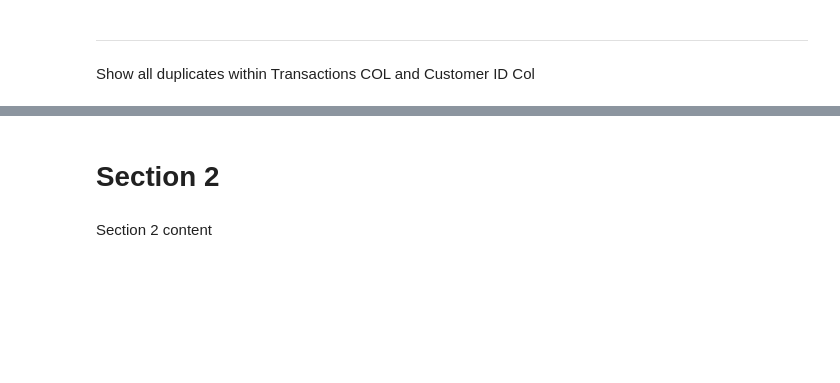
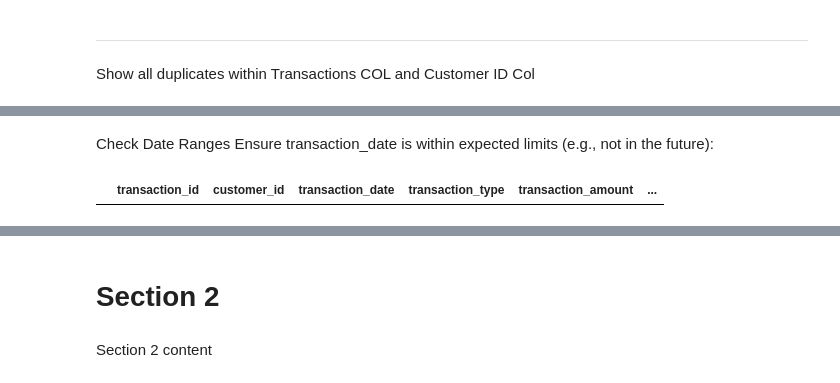
Before and after one commit to riazm13/2025_capstone_project, a Jupyter notebook: jupyter_notebooks/Notebook_Template.ipynb, the cells around one changed output, grey strips where cells are left out. Cells and saved outputs as stored; diff of their text form; code cells hidden in the pictures; blank space fills up the shorter version.

```diff
--- a/jupyter_notebooks/Notebook_Template.ipynb
+++ b/jupyter_notebooks/Notebook_Template.ipynb
@@ -116,0 +249,9 @@ else:
+# %%
+df['transaction_type'] = df['transaction_type'].str.strip().str.title()
+# %% [markdown]
+Check Date Ranges
+Ensure transaction_date is within expected limits (e.g., not in the future):
+# %%
+df[df['transaction_date'] > pd.Timestamp.today()]
+# %% [output]
+|  | transaction_id | customer_id | transaction_date | transaction_type | transaction_amount | ... |
```
Also changed, not shown: parts of 28 cells of this notebook.
